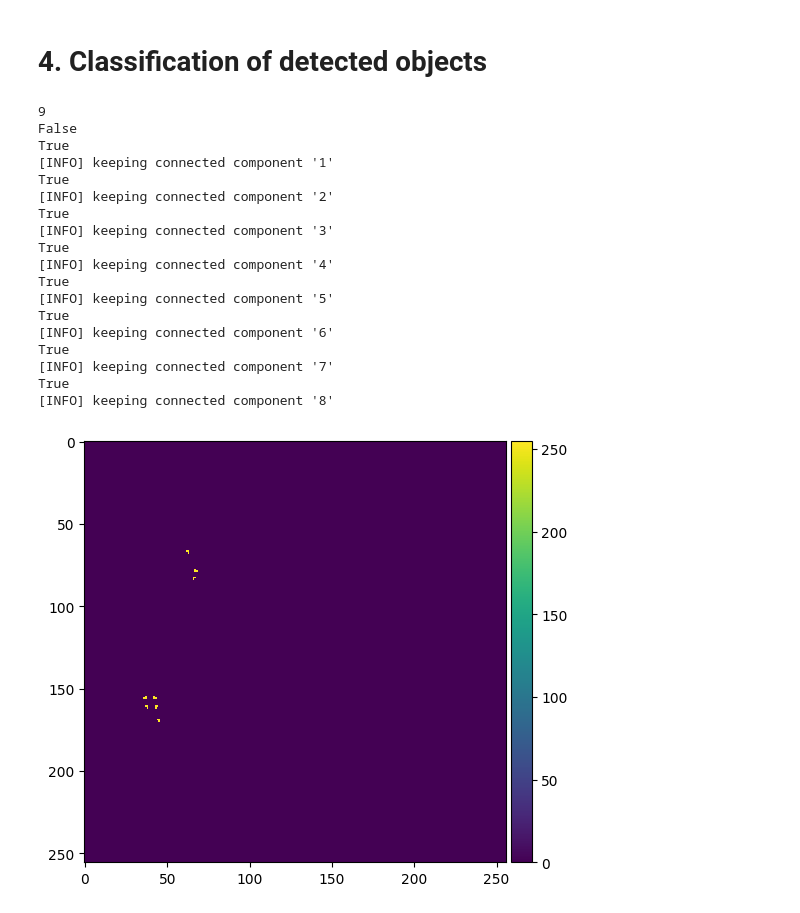
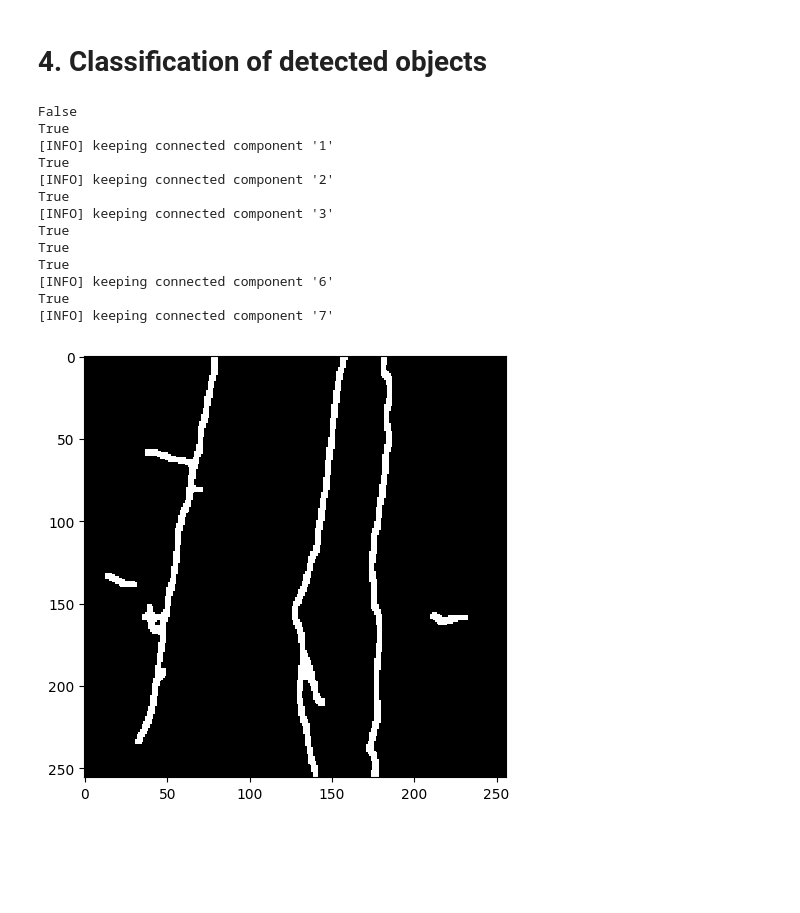
Before and after one commit to WKirejew/SolarCells_AutomatedDefectDetection_withDL, a Jupyter notebook: Image_segmentation.ipynb, the cells around one changed output. Cells and saved outputs as stored; diff of their text form; code cells hidden in the pictures; blank space fills up the shorter version.

Commit message:
Corrected classification of detected objects + added documentation

```diff
--- a/Image_segmentation.ipynb
+++ b/Image_segmentation.ipynb
@@ -179,43 +177,40 @@ uint8
 # 4. Classification of detected objects
 # %%
 mask = np.zeros(img.shape, dtype="uint8")
-# Extract statistics
+# Extract statistics and apply filtering
 for i in range(0, numLabels):
   # extract the connected component statistics for the current label
   x = stats[i, cv2.CC_STAT_LEFT]
   y = stats[i, cv2.CC_STAT_TOP]
   w = stats[i, cv2.CC_STAT_WIDTH]
   h = stats[i, cv2.CC_STAT_HEIGHT]
   area = stats[i, cv2.CC_STAT_AREA]
-  keepLinear = x/y > 0.0005 and x/y < 2000
-  keepAxisRatio = h/w > 0.00005 and h/w < 2000
-  keepArea = area > 1 and area < 50000
+  # Filtering of detected components to get rid of noise etc.
+  keepLinear = x+y > 1 and x+y < 2000000
+  keepAxisRatio = h/w > 0.05 and h/w < 20
+  keepArea = area > 50 and area < 5000
   print(keepLinear)
   # ensure the connected component we are examining passes all three tests
   if all((keepLinear, keepAxisRatio, keepArea)):
     # construct a mask for the current connected component and then take the bitwise OR with the mask
     print("[INFO] keeping connected component '{}'".format(i))
     componentMask = (labels == i).astype("uint8") * 255
     mask = cv2.bitwise_or(mask, componentMask)
+# Displaying the results
 io.imshow(mask)
 io.show()
 # %% [output]
-9
 False
 True
 [INFO] keeping connected component '1'
 True
 [INFO] keeping connected component '2'
 True
 [INFO] keeping connected component '3'
 True
-[INFO] keeping connected component '4'
 True
-[INFO] keeping connected component '5'
 True
 [INFO] keeping connected component '6'
 True
 [INFO] keeping connected component '7'
-True
-[INFO] keeping connected component '8'
-[figure, old version]
+[figure, new version]
```
Also changed, not shown: parts of 1 cell of this notebook.
